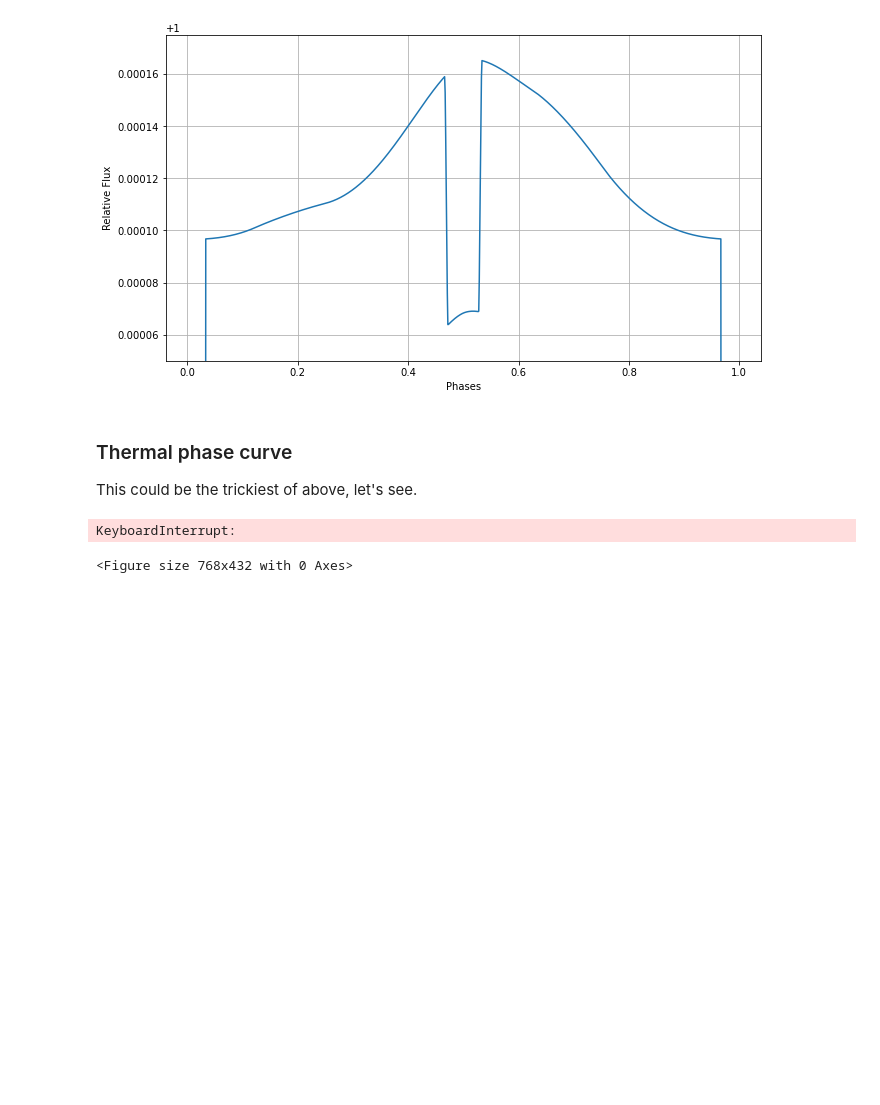
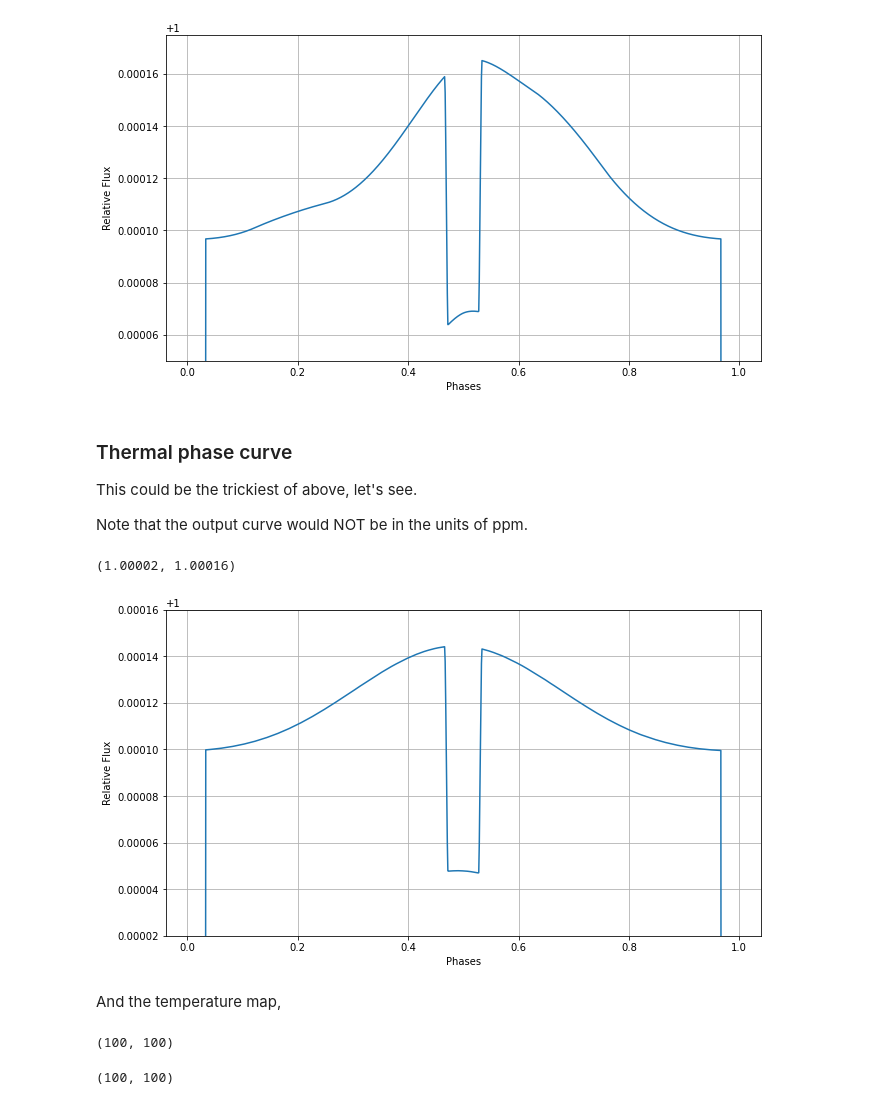
Before and after one commit to Jayshil/kelp-tutorials, a Jupyter notebook: p2.ipynb, the cells around one changed output. Cells and saved outputs as stored; diff of their text form; code cells hidden in the pictures; blank space fills up the shorter version.

```diff
--- a/p2.ipynb
+++ b/p2.ipynb
@@ -109,27 +109,39 @@ plt.ylim([1.00005, 1.000175])
 ### Thermal phase curve
 
 This could be the trickiest of above, let's see.
+
+Note that the output curve would NOT be in the units of ppm.
 # %%
-phi = np.linspace(-2 * np.pi, 2 * np.pi, 200, dtype='float64')
-theta = np.linspace(0, np.pi, 200, dtype='float64')
+phi = np.linspace(-2 * np.pi, 2 * np.pi, 100, dtype='float64')
+theta = np.linspace(0, np.pi, 100, dtype='float64')
 theta2d, phi2d = np.meshgrid(theta, phi)
 
 import astropy.units as u
 
 filt_wavelength, filt_trans = fltr.wavelength.to(u.m).value, fltr.transmittance
 
 the1, tmap = thermal_phase_curve(xi=2*np.pi*(phs-0.5),\
      hotspot_offset=-0.12043, omega_drag=4.5, alpha=0.6, C_11=0.18, T_s=T_s, a_rs=a, rp_a=rp_a,\
      A_B=0., theta2d=theta2d, phi2d=phi2d, filt_wavelength=filt_wavelength, filt_transmittance=filt_trans,\
      f=1/np.sqrt(2), stellar_spectrum_wavelength=None, stellar_spectrum_spectral_flux_density=None)
 
 
 plt.figure(figsize=(16/1.5, 9/1.5))
-plt.plot(phs, flx_both + (the1.eval()/1e6))
+plt.plot(phs, flx_both + the1.eval())
 plt.xlabel('Phases')
 plt.ylabel('Relative Flux')
 plt.grid()
-plt.ylim([1.00005, 1.000175])
+plt.ylim([1.00002, 1.00016])
 # %% [output]
-KeyboardInterrupt:
+(1.00002, 1.00016)
-<Figure size 768x432 with 0 Axes>
+[figure, added]
+# %% [markdown]
+And the temperature map,
+# %%
+tmap.eval()[:,:,0,0].shape
+# %% [output]
+(100, 100)
+# %%
+theta2d.shape
+# %% [output]
+(100, 100)
```
Also changed, not shown: parts of 1 cell of this notebook.
